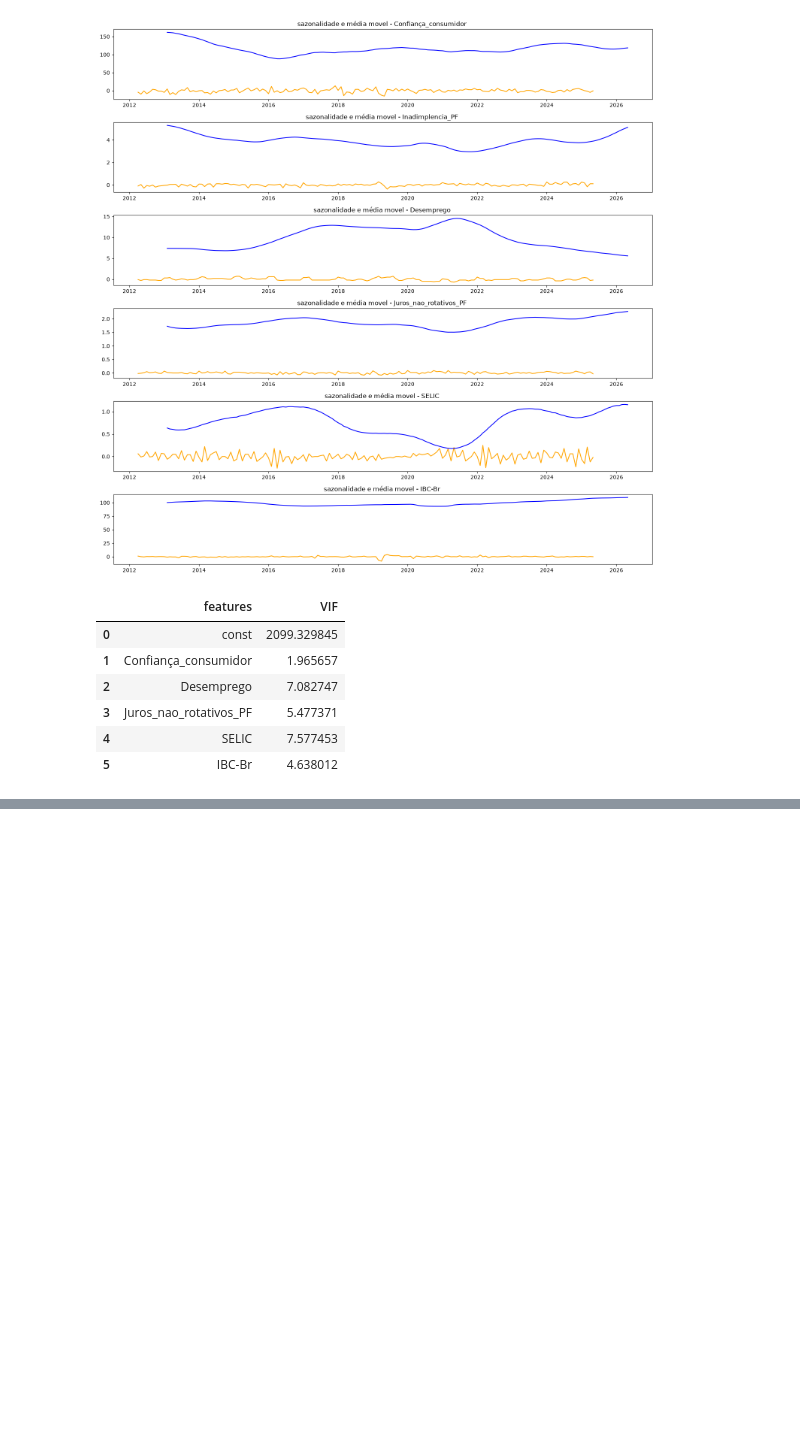
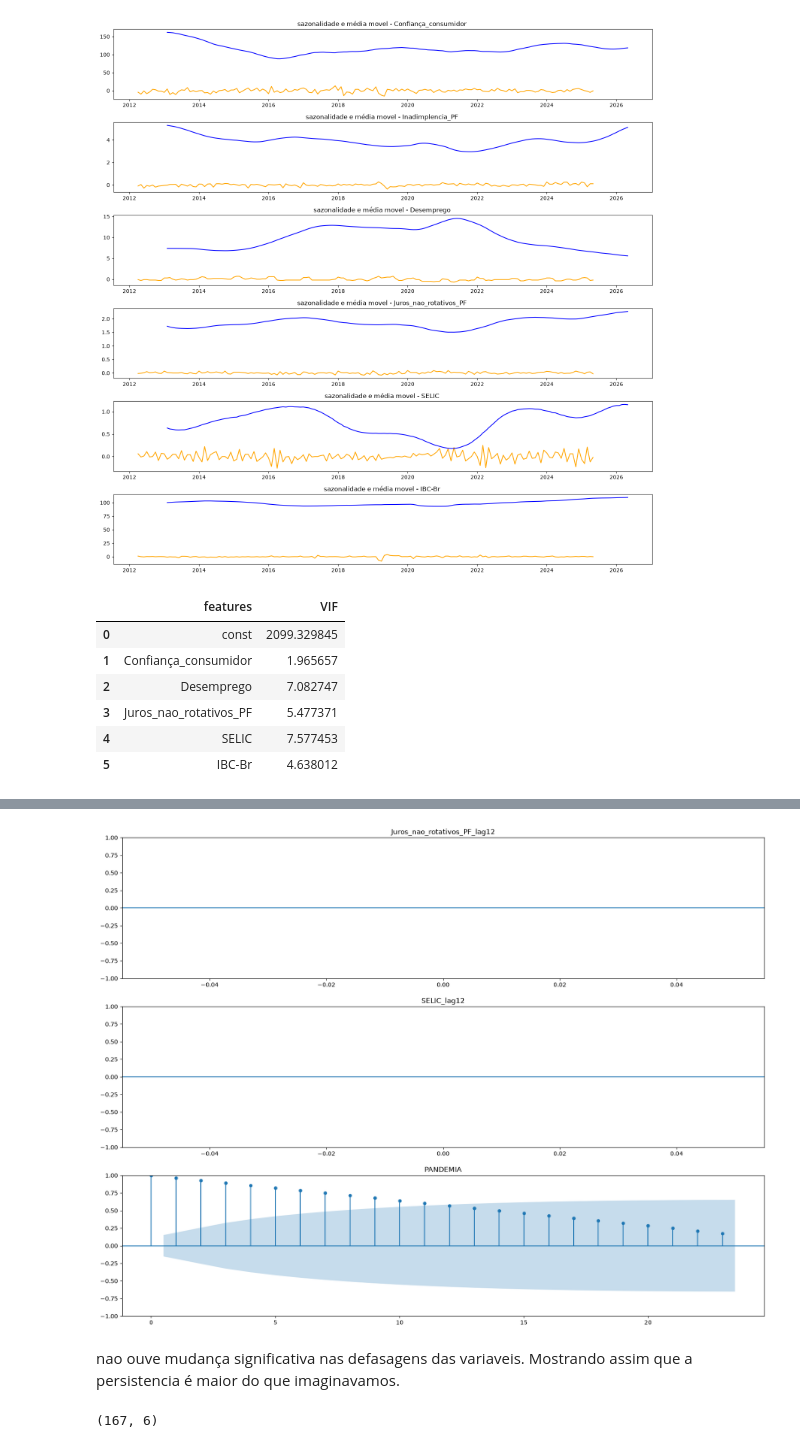
Before and after one commit to WesleySouza13/MacroEconomic-Modeling-Inverse-Problems-for-Default-Estimation-, a Jupyter notebook: notebooks/EDA.ipynb, the cells around one changed output, grey strips where cells are left out. Drawn from its saved outputs; the diff is of its cells as text; code cells hidden in the pictures; blank space fills up the shorter version.

Commit message:
fazendos testes de autocorrelaçao, modelo subestimando valores

```diff
--- a/notebooks/EDA.ipynb
+++ b/notebooks/EDA.ipynb
@@ -354,0 +353,6 @@ X_train
+# %%
+# aplicando defasagens para testes
+X_train['Juros_nao_rotativos_PF_lag12'] = X_train['Juros_nao_rotativos_PF'].shift(12)
+X_train['SELIC_lag12'] = X_train['SELIC'].shift(12)
+X_train['PANDEMIA'] = np.where((X_train.index >= '2020-03-01')&(X_train.index <='2023-04-01'), 1,0)
+# X_train = X_train.dropna()
@@ -354,0 +373,10 @@ X_train
+# %%
+cols_acf = ['Juros_nao_rotativos_PF_lag12', 'SELIC_lag12', 'PANDEMIA']
+fig, axes = plt.subplots(len(cols_acf), 1, figsize=(20,15))
+for i, ax, in zip(cols_acf, axes):
+    sm.graphics.tsa.plot_acf(X_train[i], ax=ax)
+    ax.set_title(f'{i}')
+# %% [output]
+[figure, added]
+# %% [markdown]
+nao ouve mudança significativa nas defasagens das variaveis. Mostrando assim que a persistencia é maior do que imaginavamos.
@@ -354,0 +392,4 @@ X_train
+# %%
+X_train.shape
+# %% [output]
+(167, 6)
```
Also changed, not shown: parts of 11 cells of this notebook, 6 other files.
